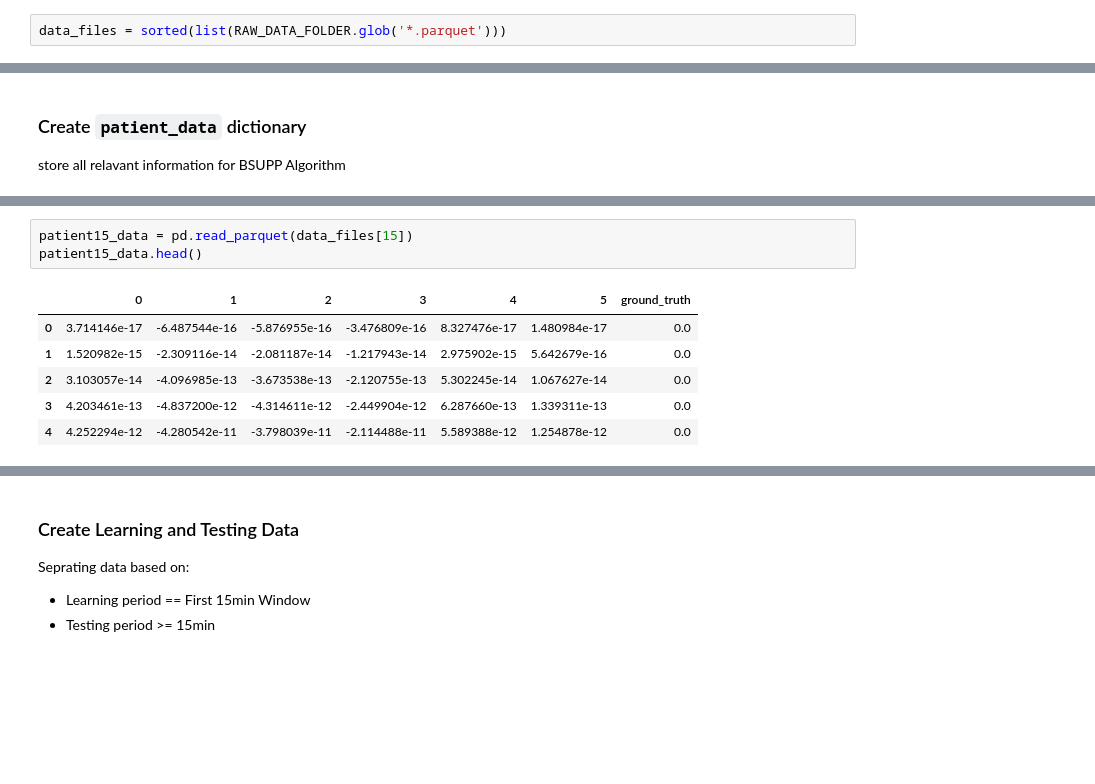
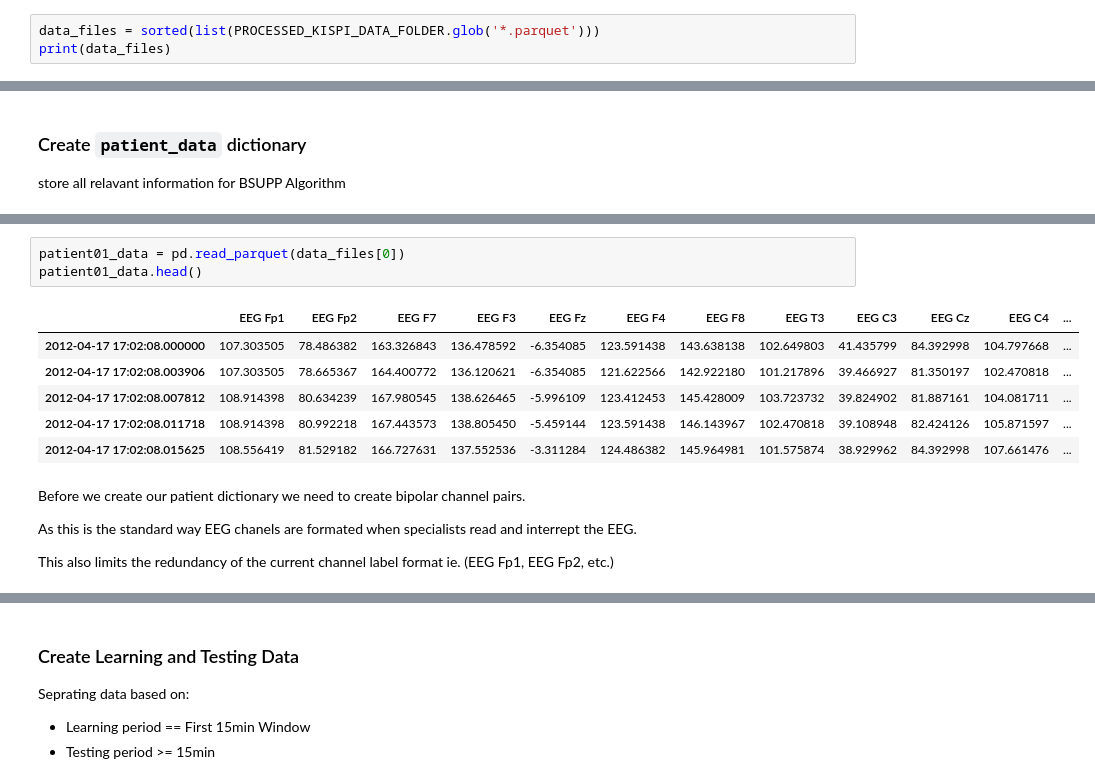
Before and after one commit to carzaga1/UnsuperDL-EEG-BSUPP, a Jupyter notebook: notebooks/01_clustering_algo_one_kispi.ipynb, the cells around one changed output, grey strips where cells are left out. Drawn from its saved outputs; the diff is of its cells as text; blank space fills up the shorter version.

```diff
--- a/notebooks/01_clustering_algo_one_kispi.ipynb
+++ b/notebooks/01_clustering_algo_one_kispi.ipynb
@@ -43,4 +34,5 @@ print(data_attributes['sample_rate'].iloc[16])
 # %% [markdown]
 ### Load Data Files
 # %%
-data_files = sorted(list(RAW_DATA_FOLDER.glob('*.parquet')))
+data_files = sorted(list(PROCESSED_KISPI_DATA_FOLDER.glob('*.parquet')))
+print(data_files)
@@ -50,10 +74,16 @@ store all relavant information for BSUPP Algorithm
 # %%
-patient15_data = pd.read_parquet(data_files[15])
-patient15_data.head()
+patient01_data = pd.read_parquet(data_files[0])
+patient01_data.head()
 # %% [output]
-|  | 0 | 1 | 2 | 3 | 4 | 5 | ground_truth |
-| 0 | 3.714146e-17 | -6.487544e-16 | -5.876955e-16 | -3.476809e-16 | 8.327476e-17 | 1.480984e-17 | 0.0 |
-| 1 | 1.520982e-15 | -2.309116e-14 | -2.081187e-14 | -1.217943e-14 | 2.975902e-15 | 5.642679e-16 | 0.0 |
-| 2 | 3.103057e-14 | -4.096985e-13 | -3.673538e-13 | -2.120755e-13 | 5.302245e-14 | 1.067627e-14 | 0.0 |
-| 3 | 4.203461e-13 | -4.837200e-12 | -4.314611e-12 | -2.449904e-12 | 6.287660e-13 | 1.339311e-13 | 0.0 |
-| 4 | 4.252294e-12 | -4.280542e-11 | -3.798039e-11 | -2.114488e-11 | 5.589388e-12 | 1.254878e-12 | 0.0 |
+|  | EEG Fp1 | EEG Fp2 | EEG F7 | EEG F3 | EEG Fz | EEG F4 | EEG F8 | EEG T3 | EEG C3 | EEG Cz | EEG C4 | ... |
+| 2012-04-17 17:02:08.000000 | 107.303505 | 78.486382 | 163.326843 | 136.478592 | -6.354085 | 123.591438 | 143.638138 | 102.649803 | 41.435799 | 84.392998 | 104.797668 | ... |
+| 2012-04-17 17:02:08.003906 | 107.303505 | 78.665367 | 164.400772 | 136.120621 | -6.354085 | 121.622566 | 142.922180 | 101.217896 | 39.466927 | 81.350197 | 102.470818 | ... |
+| 2012-04-17 17:02:08.007812 | 108.914398 | 80.634239 | 167.980545 | 138.626465 | -5.996109 | 123.412453 | 145.428009 | 103.723732 | 39.824902 | 81.887161 | 104.081711 | ... |
+| 2012-04-17 17:02:08.011718 | 108.914398 | 80.992218 | 167.443573 | 138.805450 | -5.459144 | 123.591438 | 146.143967 | 102.470818 | 39.108948 | 82.424126 | 105.871597 | ... |
+| 2012-04-17 17:02:08.015625 | 108.556419 | 81.529182 | 166.727631 | 137.552536 | -3.311284 | 124.486382 | 145.964981 | 101.575874 | 38.929962 | 84.392998 | 107.661476 | ... |
+# %% [markdown]
+Before we create our patient dictionary we need to create bipolar channel pairs.
+
+As this is the standard way EEG chanels are formated when specialists read and interrept the EEG.
+
+This also limits the redundancy of the current channel label format ie. (EEG Fp1, EEG Fp2, etc.)
```
Also changed, not shown: parts of 11 cells of this notebook.
